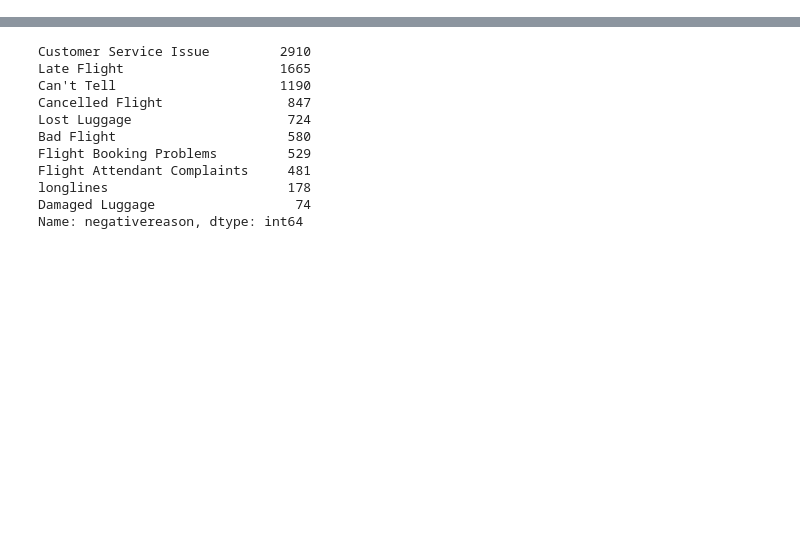
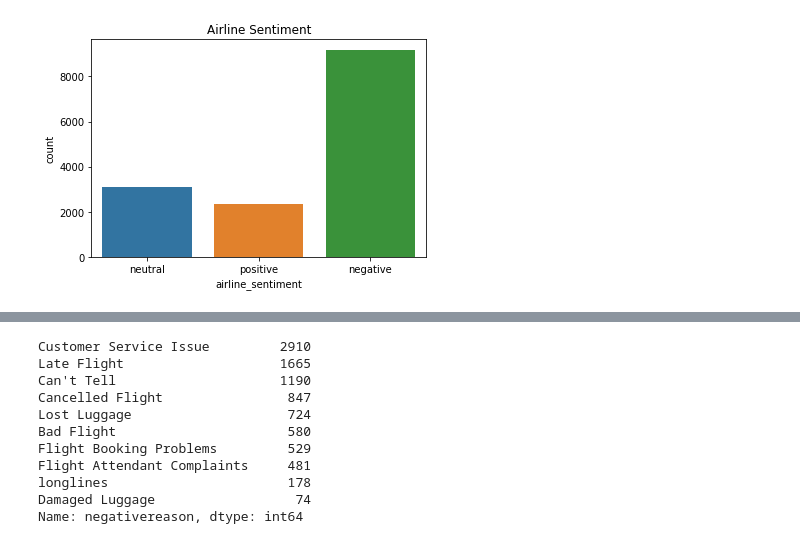
Before and after one commit to willjdew/Airline-Twitter-Sentiment, a Jupyter notebook: notebooks/Twitter_US_Airline_ Sentiment.ipynb, the cells around one changed output, grey strips where cells are left out. Cells and saved outputs as stored; diff of their text form; code cells hidden in the pictures; blank space fills up the shorter version.

```diff
--- a/notebooks/Twitter_US_Airline_ Sentiment.ipynb
+++ b/notebooks/Twitter_US_Airline_ Sentiment.ipynb
@@ -57,2 +52,7 @@ df_1.head()
+# %%
+sns.countplot(df_1['airline_sentiment'])
+plt.title('Airline Sentiment');
+# %% [output]
+[figure, added]
 # %%
 sns.countplot(df_1['airline'], hue=df_1['airline_sentiment'])
```
Also changed, not shown: parts of 8 cells of this notebook.
